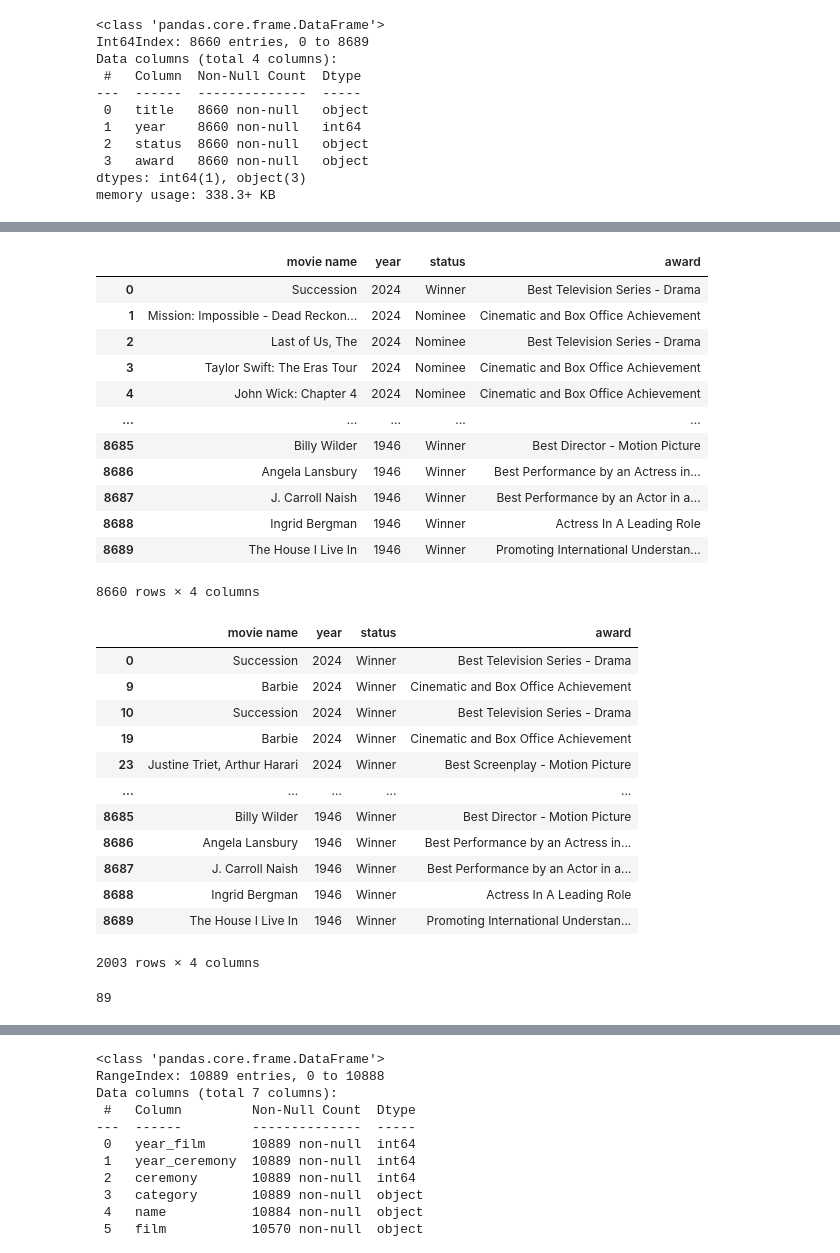
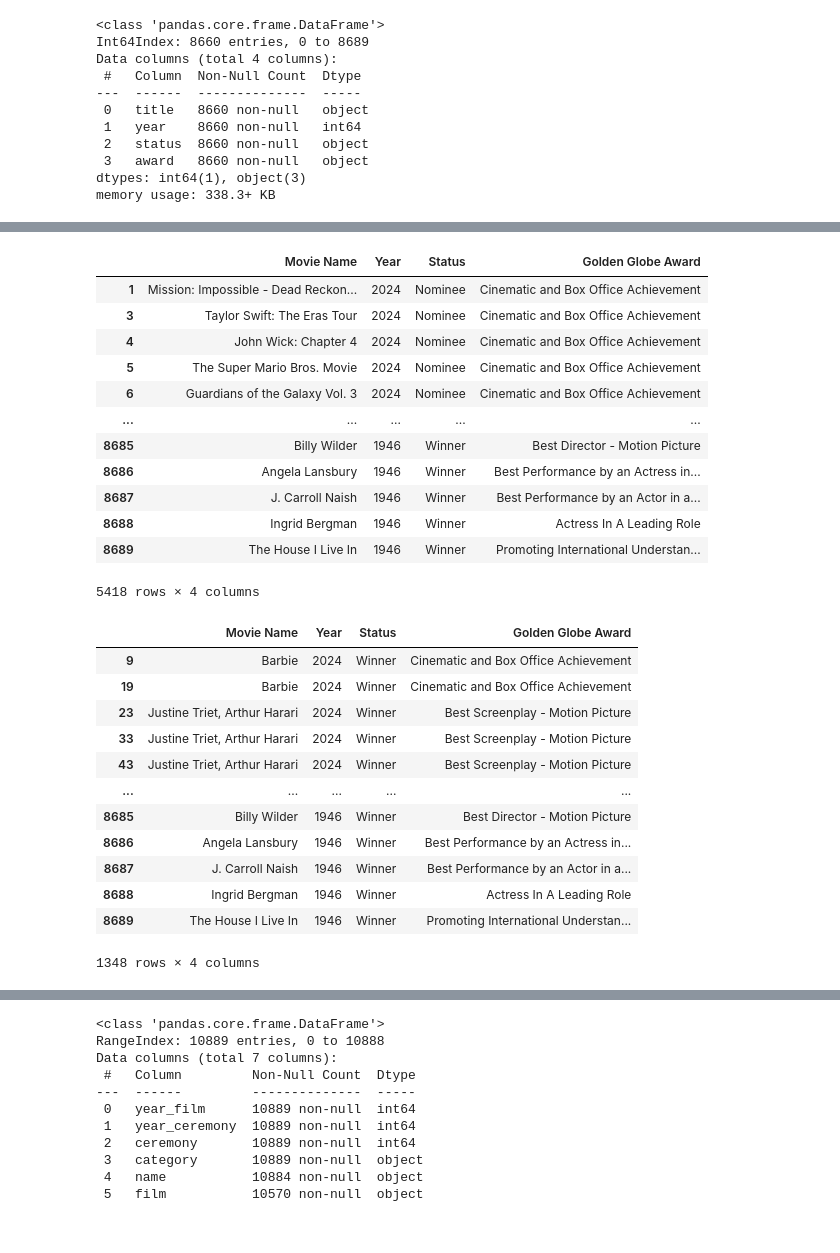
Before and after one commit to IrynaVitkovych/Project-3, a Jupyter notebook: Data Cleaning.ipynb, the cells around one changed output, grey strips where cells are left out. Saved outputs shown, nothing was run; the diff lists cells and outputs as text; code cells hidden in the pictures.

```diff
--- a/Data Cleaning.ipynb
+++ b/Data Cleaning.ipynb
@@ -167,6 +191,6 @@ dtypes: int64(1), object(3)
 memory usage: 338.3+ KB
 # %%
 # Rename column Movie Name
-goldenglobe_data.rename(columns={'title': 'movie name'}, inplace=True)
-goldenglobe_data.head(10)
+goldenglobe_data.rename(columns={'title': 'Movie Name', 'year': 'Year', 'status': 'Status', 'award': 'Golden Globe Award'}, inplace=True)
+goldenglobe_data.head(5)
 # %% [output]
@@ -183,0 +203,5 @@ goldenglobe_data.head(10)
+# %%
+# Remove awards that contain "Television" in the string
+## We are only looking at the movie golden globe awards
+goldenglobe_data = goldenglobe_data[~goldenglobe_data['Golden Globe Award'].str.contains("Television", na=False)]
+goldenglobe_data.head(5)
@@ -186,40 +217,34 @@ goldenglobe_data.head(10)
 goldenglobe_data_df = pd.DataFrame(goldenglobe_data)
 goldenglobe_data_df
 # %% [output]
-|  | movie name | year | status | award |
-| 0 | Succession | 2024 | Winner | Best Television Series - Drama |
+|  | Movie Name | Year | Status | Golden Globe Award |
 | 1 | Mission: Impossible - Dead Reckon... | 2024 | Nominee | Cinematic and Box Office Achievement |
-| 2 | Last of Us, The | 2024 | Nominee | Best Television Series - Drama |
 | 3 | Taylor Swift: The Eras Tour | 2024 | Nominee | Cinematic and Box Office Achievement |
 | 4 | John Wick: Chapter 4 | 2024 | Nominee | Cinematic and Box Office Achievement |
+| 5 | The Super Mario Bros. Movie | 2024 | Nominee | Cinematic and Box Office Achievement |
+| 6 | Guardians of the Galaxy Vol. 3 | 2024 | Nominee | Cinematic and Box Office Achievement |
 | ... | ... | ... | ... | ... |
 | 8685 | Billy Wilder | 1946 | Winner | Best Director - Motion Picture |
 | 8686 | Angela Lansbury | 1946 | Winner | Best Performance by an Actress in... |
 | 8687 | J. Carroll Naish | 1946 | Winner | Best Performance by an Actor in a... |
 | 8688 | Ingrid Bergman | 1946 | Winner | Actress In A Leading Role |
 | 8689 | The House I Live In | 1946 | Winner | Promoting International Understan... |
-8660 rows × 4 columns
+5418 rows × 4 columns
 # %%
-# Create DataFrame of Golden Glbe winners.
-goldenglobe_winners_df = goldenglobe_data_df[goldenglobe_data_df['status'] == "Winner"][['movie name', 'year', 'status', 'award']]
+# Create DataFrame of Golden Globe winners.
+goldenglobe_winners_df = goldenglobe_data_df[goldenglobe_data_df['Status'] == "Winner"][['Movie Name', 'Year', 'Status', 'Golden Globe Award']]
 goldenglobe_winners_df
 # %% [output]
-|  | movie name | year | status | award |
-| 0 | Succession | 2024 | Winner | Best Television Series - Drama |
+|  | Movie Name | Year | Status | Golden Globe Award |
 | 9 | Barbie | 2024 | Winner | Cinematic and Box Office Achievement |
-| 10 | Succession | 2024 | Winner | Best Television Series - Drama |
 | 19 | Barbie | 2024 | Winner | Cinematic and Box Office Achievement |
 | 23 | Justine Triet, Arthur Harari | 2024 | Winner | Best Screenplay - Motion Picture |
+| 33 | Justine Triet, Arthur Harari | 2024 | Winner | Best Screenplay - Motion Picture |
+| 43 | Justine Triet, Arthur Harari | 2024 | Winner | Best Screenplay - Motion Picture |
 | ... | ... | ... | ... | ... |
 | 8685 | Billy Wilder | 1946 | Winner | Best Director - Motion Picture |
 | 8686 | Angela Lansbury | 1946 | Winner | Best Performance by an Actress in... |
 | 8687 | J. Carroll Naish | 1946 | Winner | Best Performance by an Actor in a... |
 | 8688 | Ingrid Bergman | 1946 | Winner | Actress In A Leading Role |
 | 8689 | The House I Live In | 1946 | Winner | Promoting International Understan... |
-2003 rows × 4 columns
+1348 rows × 4 columns
-# %%
-
-award= goldenglobe_data['award'].unique()
-print(len(award))
-# %% [output]
-89
```
Also changed, not shown: parts of 31 cells of this notebook, 7 other files.
